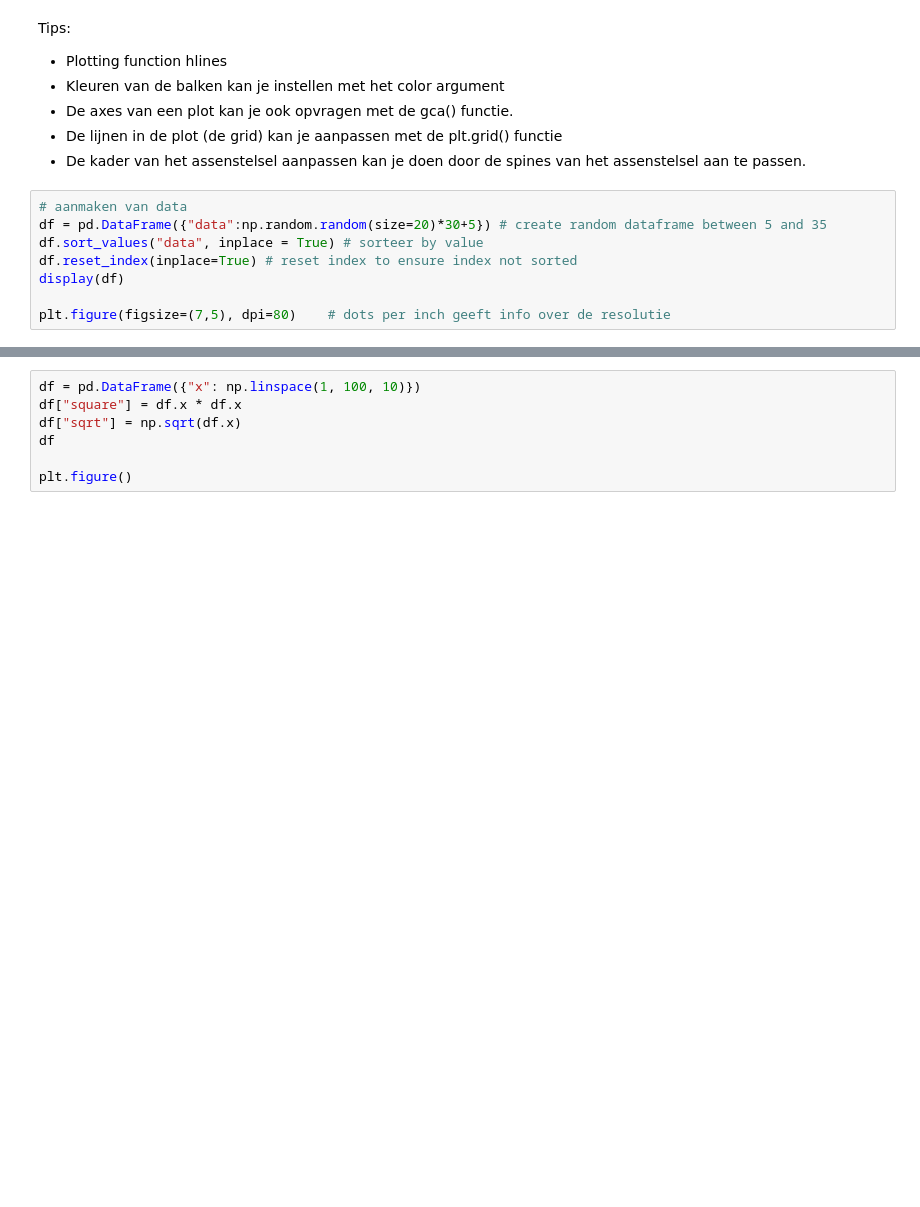
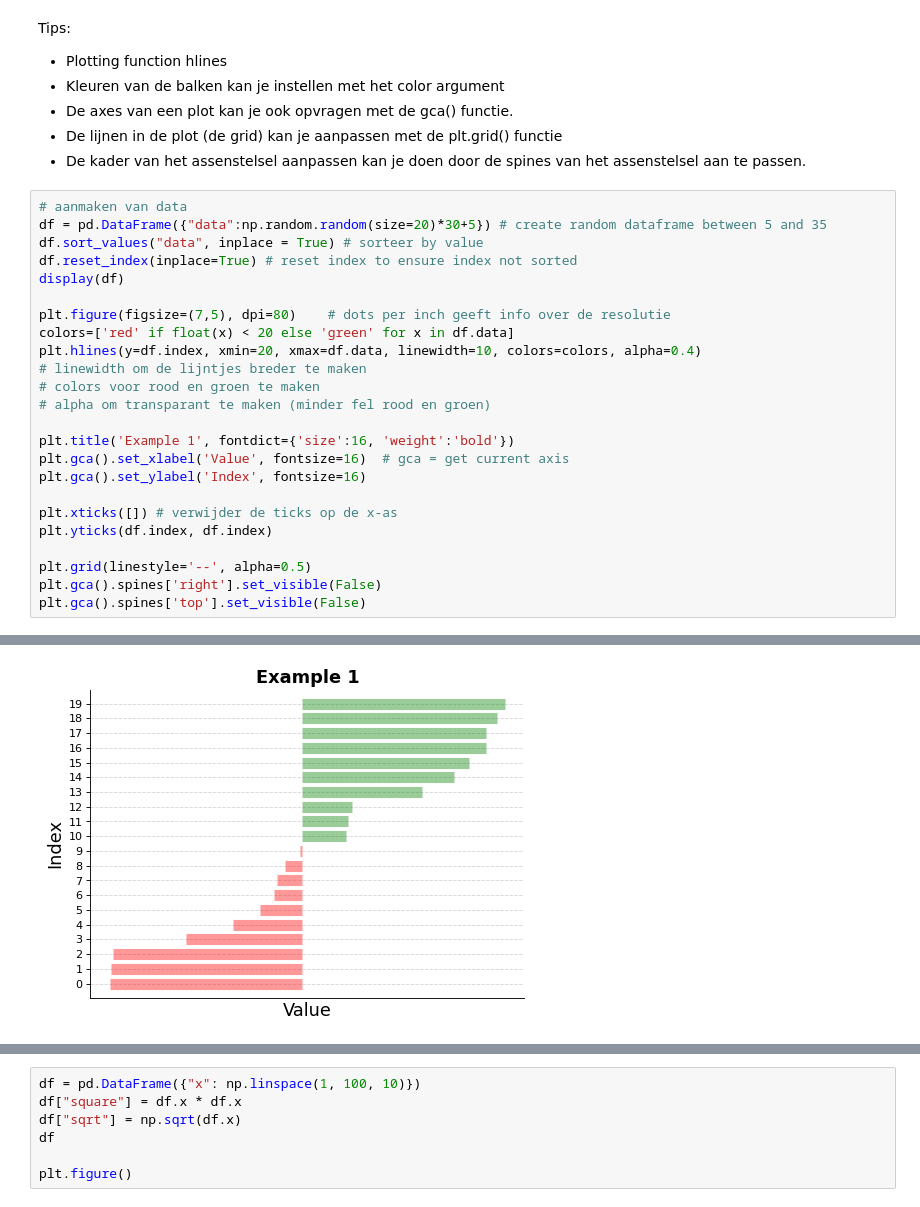
Before and after one commit to Data-Science-2425/Leerstof2, a Jupyter notebook: Week 4/06_Rapporting.ipynb, the cells around one changed output, grey strips where cells are left out. Cells and saved outputs as stored; diff of their text form; blank space fills up the shorter version.

```diff
--- a/Week 4/06_Rapporting.ipynb
+++ b/Week 4/06_Rapporting.ipynb
@@ -33,3 +33,20 @@ df.reset_index(inplace=True) # reset index to ensure index not sorted
 display(df)
 
 plt.figure(figsize=(7,5), dpi=80)    # dots per inch geeft info over de resolutie
+colors=['red' if float(x) < 20 else 'green' for x in df.data]
+plt.hlines(y=df.index, xmin=20, xmax=df.data, linewidth=10, colors=colors, alpha=0.4)
+# linewidth om de lijntjes breder te maken
+# colors voor rood en groen te maken
+# alpha om transparant te maken (minder fel rood en groen)
+
+plt.title('Example 1', fontdict={'size':16, 'weight':'bold'})
+plt.gca().set_xlabel('Value', fontsize=16)  # gca = get current axis
+plt.gca().set_ylabel('Index', fontsize=16)
+
+plt.xticks([]) # verwijder de ticks op de x-as
+plt.yticks(df.index, df.index)
+
+plt.grid(linestyle='--', alpha=0.5)
+plt.gca().spines['right'].set_visible(False)
+plt.gca().spines['top'].set_visible(False)
+# %% [output]
@@ -36,3 +70,4 @@ plt.figure(figsize=(7,5), dpi=80)    # dots per inch geeft info over de resoluti
+[figure, added]
 # %% [markdown]
 ### Bar diverging stacked
 
```
Also changed, not shown: parts of 3 cells of this notebook, 1 other file.
